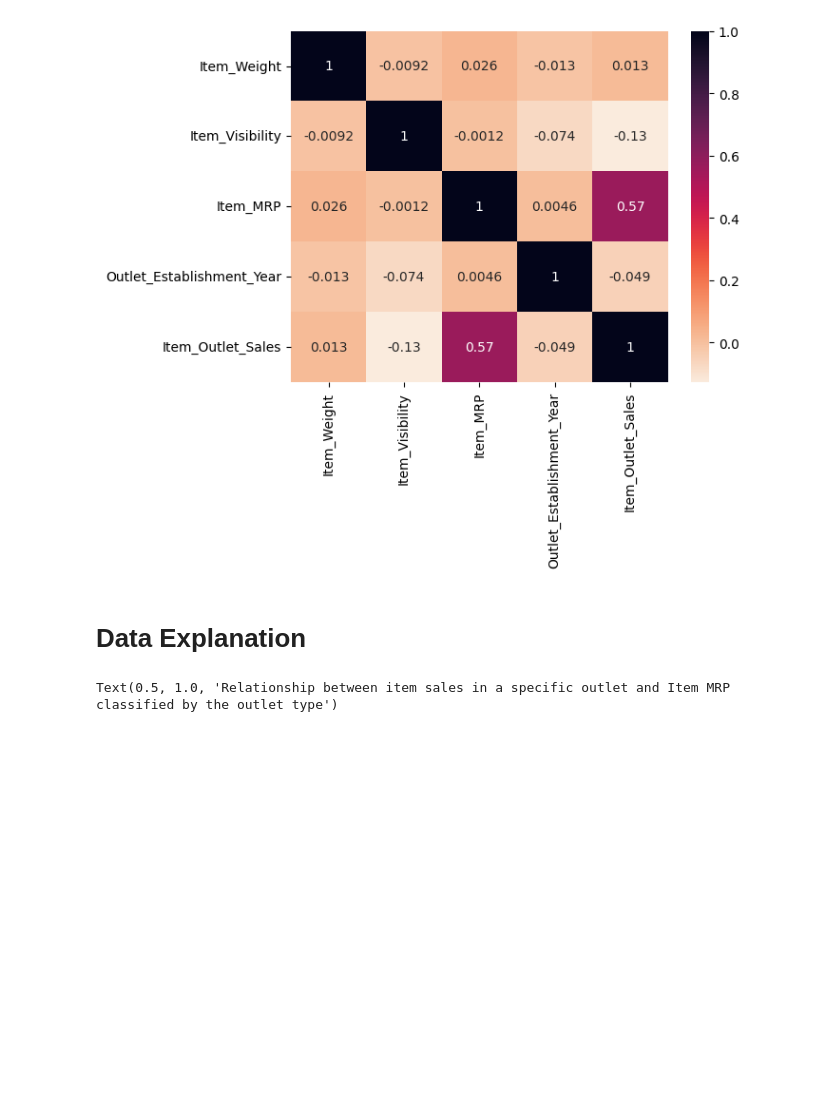
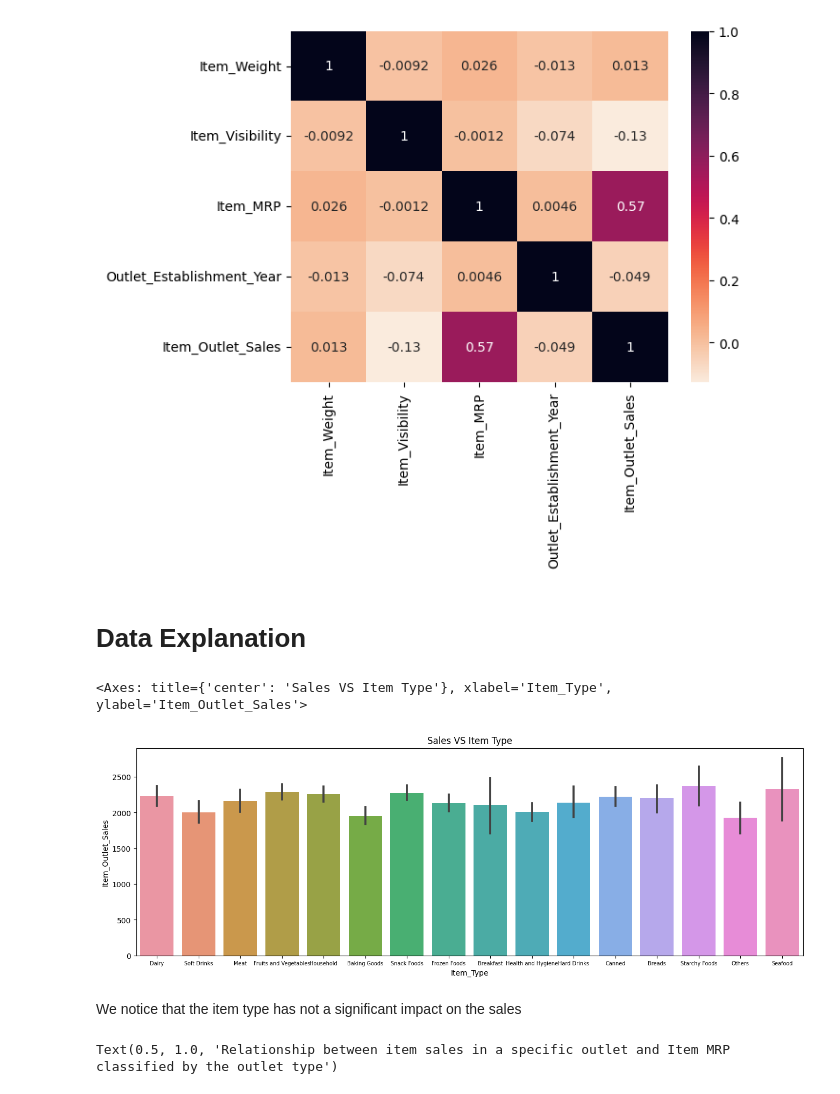
Before and after one commit to Mahdi-Kriaa/food_sales_prediction, a Jupyter notebook: food_sales_prediction.ipynb, the cells around one changed output. Drawn from its saved outputs; the diff is of its cells as text; code cells hidden in the pictures; blank space fills up the shorter version.

```diff
--- a/food_sales_prediction.ipynb
+++ b/food_sales_prediction.ipynb
@@ -211,6 +220,16 @@ sns.heatmap(df_sales.corr(),annot=True,cmap="rocket_r")
 [figure]
 # %% [markdown]
 # Data Explanation
+# %%
+plt.figure(figsize=(16,5))
+plt.title("Sales VS Item Type")
+plt.xticks(fontsize=7)
+sns.barplot(data=df_sales,y="Item_Outlet_Sales",x="Item_Type")
+# %% [output]
+<Axes: title={'center': 'Sales VS Item Type'}, xlabel='Item_Type', ylabel='Item_Outlet_Sales'>
+[figure, added]
+# %% [markdown]
+We notice that the item type has not a significant impact on the sales
 # %%
 plt.figure(figsize=(20,10))
 sns.lmplot(data=df_sales,x="Item_MRP",y="Item_Outlet_Sales",hue="Outlet_Type",scatter_kws={"alpha":0.45,"s":7})
```
Also changed, not shown: parts of 14 cells of this notebook.
